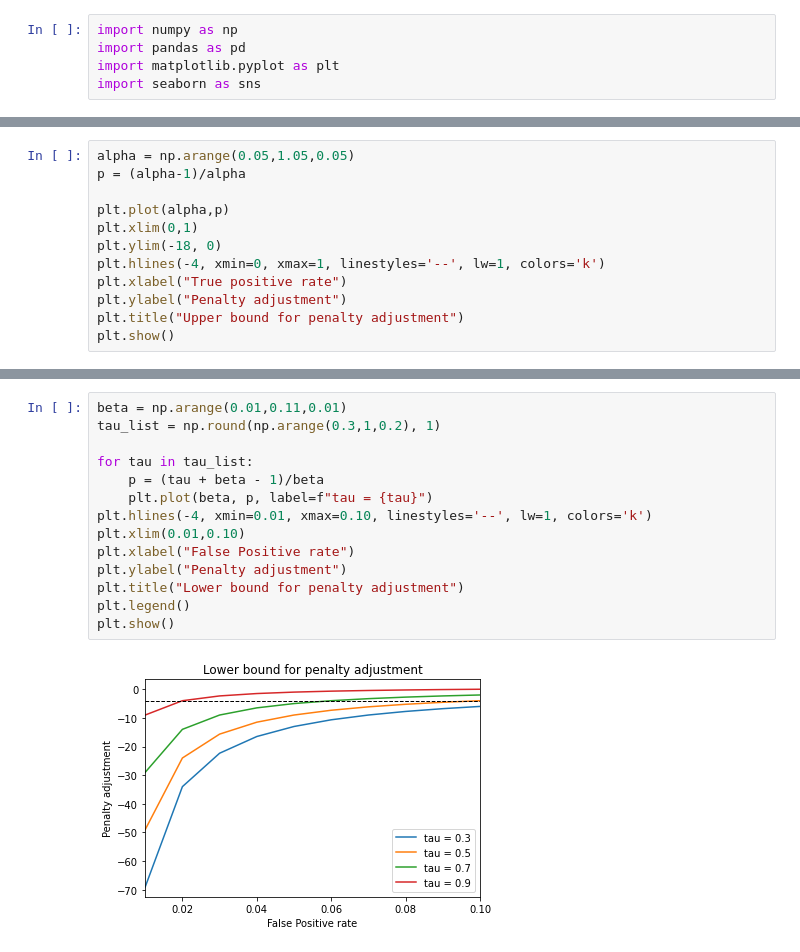
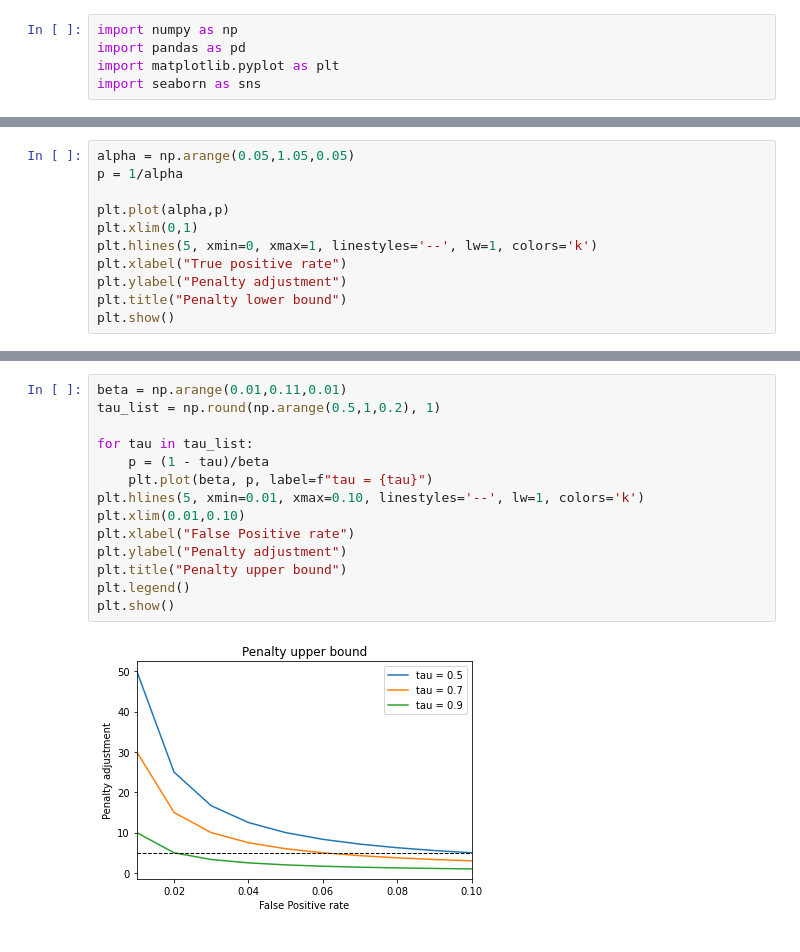
Before and after one commit to protocol/cel-retrieval, a Jupyter notebook: saturn-aliens/notebooks/2.2-simulation_penalties.ipynb, the cells around one changed output, grey strips where cells are left out. Cells and saved outputs as stored; diff of their text form.

Commit message:
Fix penalty bounds

```diff
--- a/saturn-aliens/notebooks/2.2-simulation_penalties.ipynb
+++ b/saturn-aliens/notebooks/2.2-simulation_penalties.ipynb
@@ -35,13 +23,12 @@ Interestingly, this upper bound does not depend on $r(m_i)$ nor on $m^*_i-m_i$.
 # %%
 alpha = np.arange(0.05,1.05,0.05)
-p = (alpha-1)/alpha
+p = 1/alpha
 
 plt.plot(alpha,p)
 plt.xlim(0,1)
-plt.ylim(-18, 0)
-plt.hlines(-4, xmin=0, xmax=1, linestyles='--', lw=1, colors='k')
+plt.hlines(5, xmin=0, xmax=1, linestyles='--', lw=1, colors='k')
 plt.xlabel("True positive rate")
 plt.ylabel("Penalty adjustment")
-plt.title("Upper bound for penalty adjustment")
+plt.title("Penalty lower bound")
 plt.show()
 # %% [output]
@@ -73,16 +49,16 @@ Note that once again this bound does not depend on $r(m_i)$ nor on $m^*_i-m_i$.
 # %%
 beta = np.arange(0.01,0.11,0.01)
-tau_list = np.round(np.arange(0.3,1,0.2), 1)
+tau_list = np.round(np.arange(0.5,1,0.2), 1)
 
 for tau in tau_list:
-    p = (tau + beta - 1)/beta
+    p = (1 - tau)/beta
     plt.plot(beta, p, label=f"tau = {tau}")
-plt.hlines(-4, xmin=0.01, xmax=0.10, linestyles='--', lw=1, colors='k')
+plt.hlines(5, xmin=0.01, xmax=0.10, linestyles='--', lw=1, colors='k')
 plt.xlim(0.01,0.10)
 plt.xlabel("False Positive rate")
 plt.ylabel("Penalty adjustment")
-plt.title("Lower bound for penalty adjustment")
+plt.title("Penalty upper bound")
 plt.legend()
 plt.show()
 # %% [output]
-[figure, old version]
+[figure, new version]
```
Also changed, not shown: parts of 4 cells of this notebook, 1 other file.
